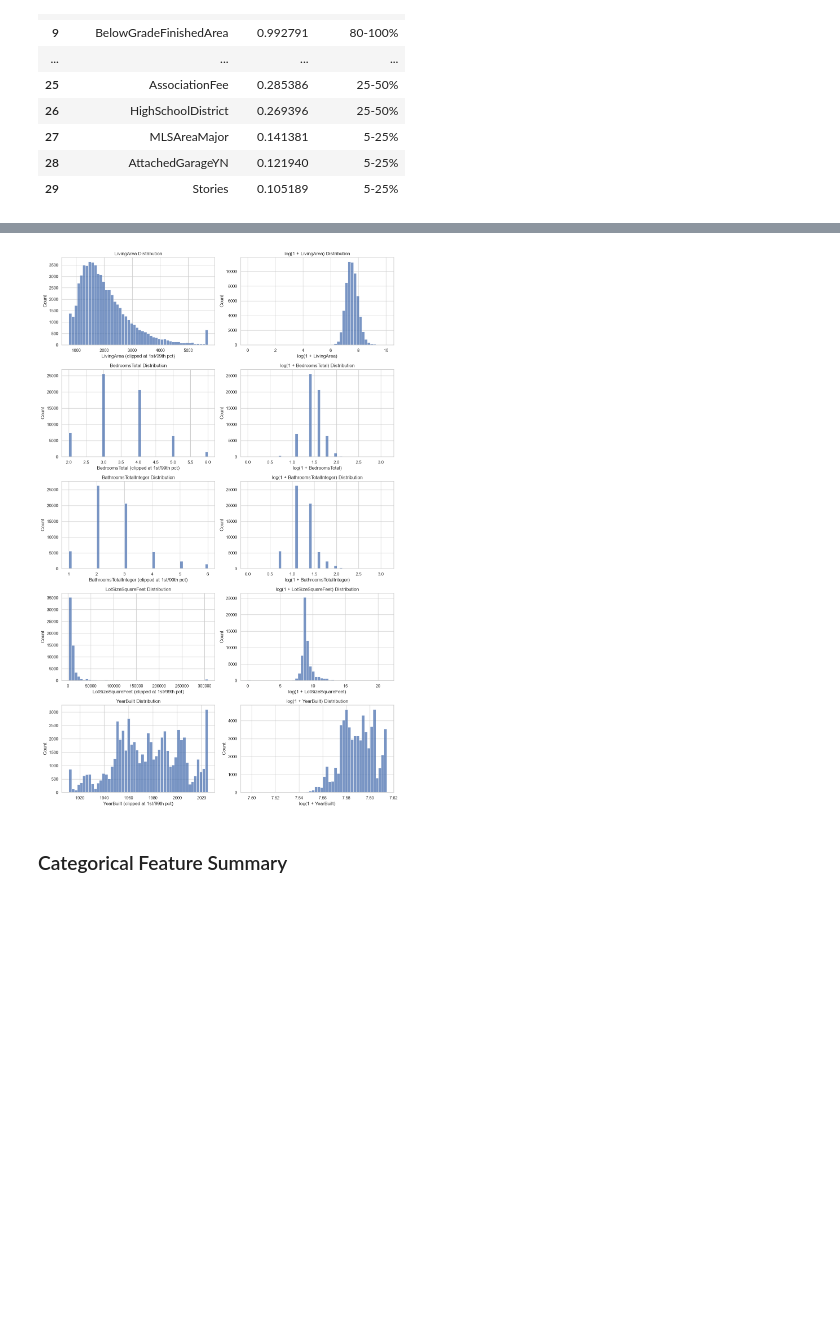
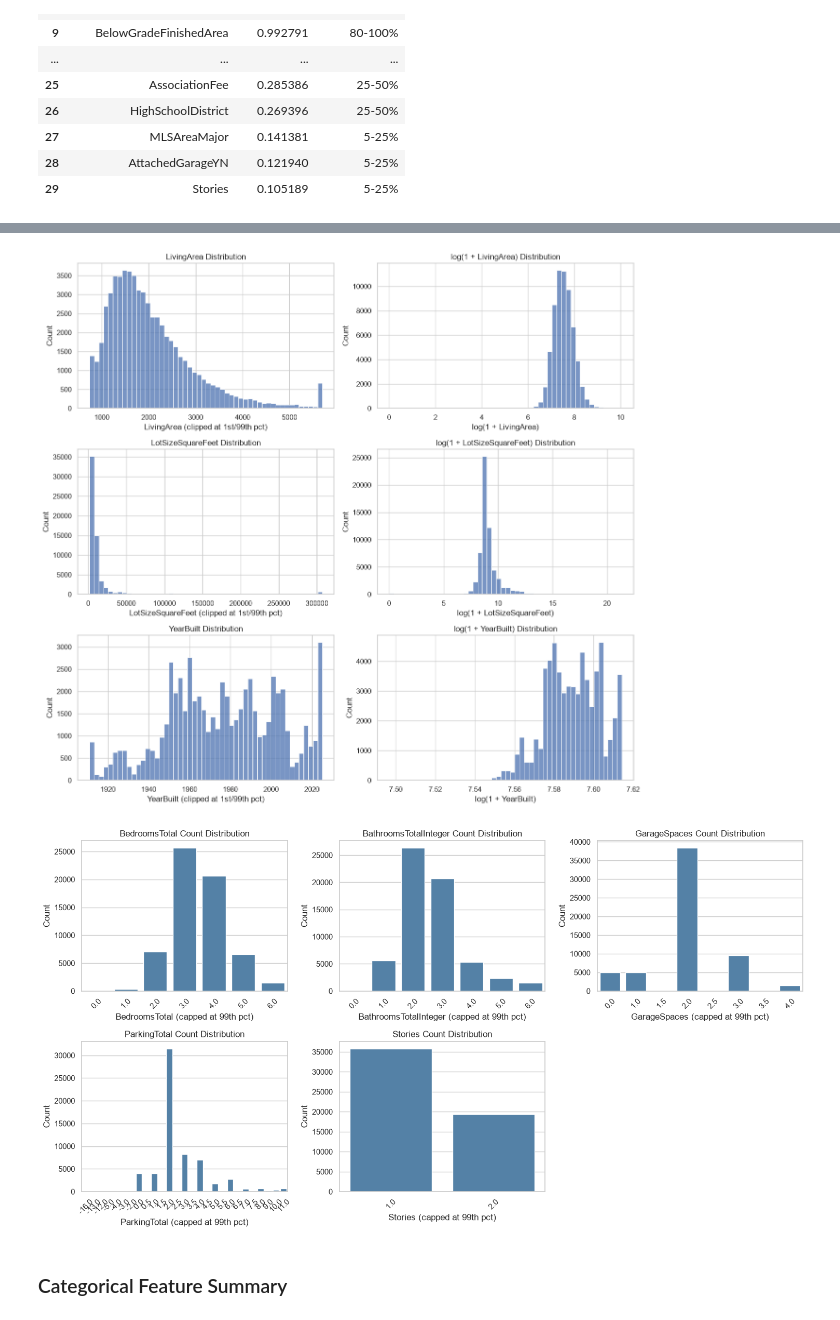
Before and after one commit to syp4137/idx-california-price-prediction, a Jupyter notebook: notebooks/01_exploration.ipynb, the cells around one changed output, grey strips where cells are left out. Saved outputs shown, nothing was run; the diff lists cells and outputs as text; code cells hidden in the pictures; blank space fills up the shorter version.

Commit message:
Update split numeric cols - continuous/count

```diff
--- a/notebooks/01_exploration.ipynb
+++ b/notebooks/01_exploration.ipynb
@@ -21,13 +21,20 @@ sns.set_theme(style="whitegrid")
 # %% [markdown]
 ### Load Data
 # %%
-# Load every local CRMLS sold CSV file.
+# Load only the most recent 6 CRMLS sold CSV files.
 PROJECT_ROOT = Path.cwd().parent if Path.cwd().name == "notebooks" else Path.cwd()
 RAW_DATA_DIR = PROJECT_ROOT / "data" / "raw"
 
-csv_files = sorted(RAW_DATA_DIR.glob("CRMLSSold*.csv"))
+all_csv_files = sorted(RAW_DATA_DIR.glob("CRMLSSold*.csv"))
 
-print(f"Found {len(csv_files)} CRMLSSold CSV files")
+# Extract YYYYMM from file names such as CRMLSSold202605.csv
+csv_files = sorted(
+    all_csv_files,
+    key=lambda path: path.stem.replace("CRMLSSold", "").replace("_filled", "")
+)[-6:]
+
+print(f"Found {len(all_csv_files)} total CRMLSSold CSV files")
+print(f"Using {len(csv_files)} most recent files")
 
 for path in csv_files:
     print(path.name)
@@ -671,42 +695,70 @@ display(numeric_summary)
 # %%
-# Plot only the core numeric features for a concise EDA section.
-# These are the most interpretable predictors for the first modeling pass.
-core_numeric_plot_cols = [
-    "LivingArea",
-    "BedroomsTotal",
-    "BathroomsTotalInteger",
-    "LotSizeSquareFeet",
-    "YearBuilt",
-]
-core_numeric_plot_cols = [col for col in core_numeric_plot_cols if col in df.columns]
+# Plot continuous and count numeric features separately.
+# Continuous variables are shown with original and log-scale histograms.
+core_continuous_plot_cols = ["LivingArea", "LotSizeSquareFeet", "YearBuilt"]
+core_continuous_plot_cols = [col for col in core_continuous_plot_cols if col in df.columns]
 
-fig, axes = plt.subplots(len(core_numeric_plot_cols), 2, figsize=(13, 4 * len(core_numeric_plot_cols)))
+fig, axes = plt.subplots(len(core_continuous_plot_cols), 2, figsize=(13, 4 * len(core_continuous_plot_cols)))
 
-for i, col in enumerate(core_numeric_plot_cols):
+for i, col in enumerate(core_continuous_plot_cols):
     values = df[col].dropna()
 
     # Clip the original-scale histogram only for readability.
     # The raw values remain unchanged in df.
     lower = values.quantile(0.01)
     upper = values.quantile(0.99)
     clipped_values = values.clip(lower, upper)
 
     sns.histplot(clipped_values, bins=50, ax=axes[i, 0])
     axes[i, 0].set_title(f"{col} Distribution")
     axes[i, 0].set_xlabel(f"{col} (clipped at 1st/99th pct)")
     axes[i, 0].set_ylabel("Count")
 
-    # Log histogram is useful for right-skewed non-negative variables.
+    # Log histogram is useful for right-skewed non-negative continuous variables.
     non_negative_values = values[values >= 0]
     sns.histplot(np.log1p(non_negative_values), bins=50, ax=axes[i, 1])
     axes[i, 1].set_title(f"log(1 + {col}) Distribution")
     axes[i, 1].set_xlabel(f"log(1 + {col})")
     axes[i, 1].set_ylabel("Count")
 
 plt.tight_layout()
 plt.show()
+
+# Count/ordinal variables are discrete, so bar charts are easier to interpret than log histograms.
+core_count_plot_cols = [
+    "BedroomsTotal",
+    "BathroomsTotalInteger",
+    "GarageSpaces",
+    "ParkingTotal",
+    "Stories",
+]
+core_count_plot_cols = [col for col in core_count_plot_cols if col in df.columns]
+
+n_cols = 3
+n_rows = math.ceil(len(core_count_plot_cols) / n_cols)
+fig, axes = plt.subplots(n_rows, n_cols, figsize=(15, 4 * n_rows))
+axes = np.array(axes).reshape(-1)
+
+for i, col in enumerate(core_count_plot_cols):
+    # Cap the display at the 99th percentile so rare extreme count values do not stretch the x-axis.
+    cap = df[col].quantile(0.99)
+    plot_values = df[col].clip(upper=cap)
+    order = sorted(plot_values.dropna().unique())
+
+    sns.countplot(x=plot_values, order=order, ax=axes[i], color="steelblue")
+    axes[i].set_title(f"{col} Count Distribution")
+    axes[i].set_xlabel(f"{col} (capped at 99th pct)")
+    axes[i].set_ylabel("Count")
+    axes[i].tick_params(axis="x", rotation=45)
+
+for j in range(len(core_count_plot_cols), len(axes)):
+    axes[j].set_visible(False)
+
+plt.tight_layout()
+plt.show()
 # %% [output]
-[figure, old version]
+[figure, new version]
+[figure, added]
 # %% [markdown]
 ### Categorical Feature Summary
 # %%
```
Also changed, not shown: parts of 5 cells of this notebook.
